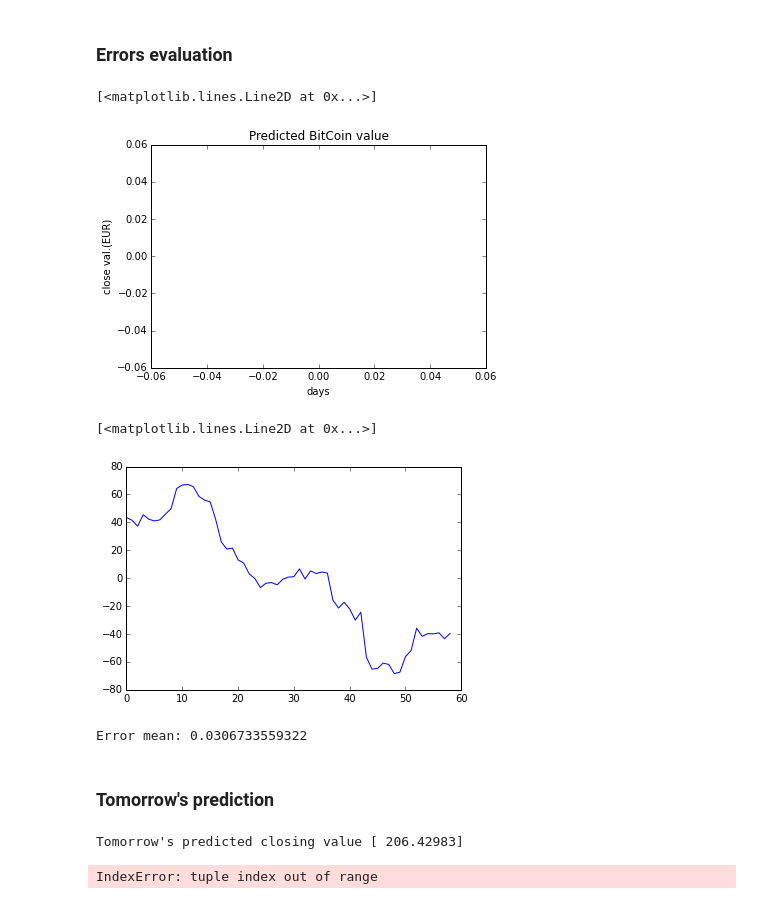
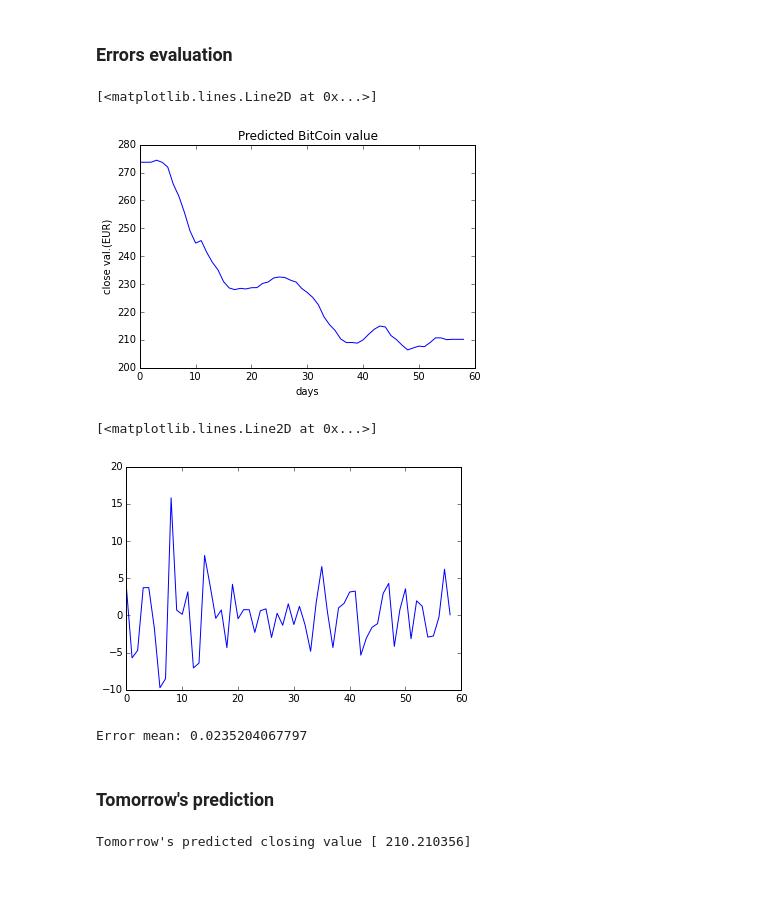
Before and after one commit to uolter/BitCoin, a Jupyter notebook: bitcoin_history_data.ipynb, the cells around one changed output. Saved outputs shown, nothing was run; the diff lists cells and outputs as text; code cells hidden in the pictures.

Commit message:
new prediction and start script

```diff
--- a/bitcoin_history_data.ipynb
+++ b/bitcoin_history_data.ipynb
@@ -68,12 +69,13 @@ plt.plot(df2['Close'])
 # %% [markdown]
 ## Bitcoin History vs EUR
 # %%
-# BIT_COIN_CSV_URL = 'http://www.quandl.com/api/v1/datasets/BCHARTS/BITSTAMPUSD.csv'
 BIT_COIN_CSV_URL = 'http://www.quandl.com/api/v1/datasets/BCHARTS/KRAKENEUR.csv'
 
 bcdf = read_csv(BIT_COIN_CSV_URL)
 bcdf = bcdf[bcdf['Date']> t2.strftime("%Y-%m-%d")]
-bcdf = bcdf.iloc[::-1]
+#bcdf = bcdf.iloc[::-1]
+bcdf = bcdf.sort(['Date'], ascending=[True])
+bcdf.index = Index(range(0, len(bcdf)))
 # %%
 plt.title("BitCoin")
 plt.xlabel('days')
@@ -144,12 +145,11 @@ Gain -0.4315
 X = [ [x] for x in bcdf.index]
 y = bcdf['Close']
 
-
 from sklearn.neighbors import KNeighborsRegressor
 neigh = KNeighborsRegressor(n_neighbors=5)
-neigh.fit(X[::-1], list(y.values[::-1]))
+neigh.fit(X, list(y.values))
 
-Y = [list(neigh.predict([[i]]))[0] for i in range(len(X), 0)]
+Y = [list(neigh.predict([[i]]))[0] for i in range(len(X))]
 
 plt.title("Predicted BitCoin value")
 plt.xlabel('days')
@@ -157,27 +157,23 @@ plt.ylabel('close val.(EUR)')
 plt.plot(Y)
 # %% [output]
 [<matplotlib.lines.Line2D at 0x...>]
-[figure, old version]
+[figure, new version]
 # %%
-errors = [ Yi-yi for Yi, yi in zip(Y[::-1], y[::-1])]
+errors = [ Yi-yi for Yi, yi in zip(Y, y)]
 
 plt.plot(errors)
 # %% [output]
 [<matplotlib.lines.Line2D at 0x...>]
-[figure, old version]
+[figure, new version]
 # %%
 import numpy as np
 
 print("Error mean: {} ".format(np.mean(errors)))
 # %% [output]
-Error mean: 0.0306733559322
+Error mean: 0.0235204067797
 # %% [markdown]
 ### Tomorrow's prediction
 # %%
-print("Tomorrow's predicted closing value {}".format(neigh.predict([[-1]])))
+print("Tomorrow's predicted closing value {}".format(neigh.predict([[60]])))
 # %% [output]
-Tomorrow's predicted closing value [ 206.42983]
+Tomorrow's predicted closing value [ 210.210356]
-# %%
-print("Current error {}".format())
-# %% [output]
-IndexError: tuple index out of range
```
Also changed, not shown: parts of 12 cells of this notebook, 1 other file.
